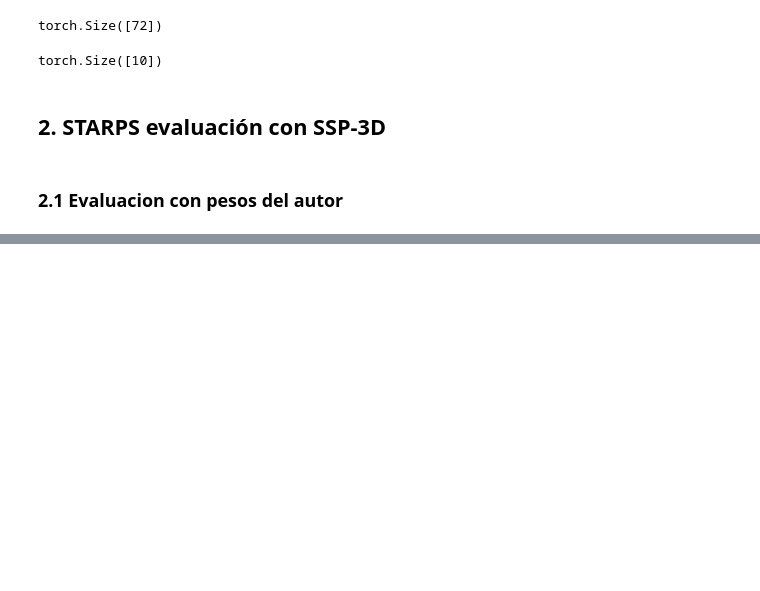
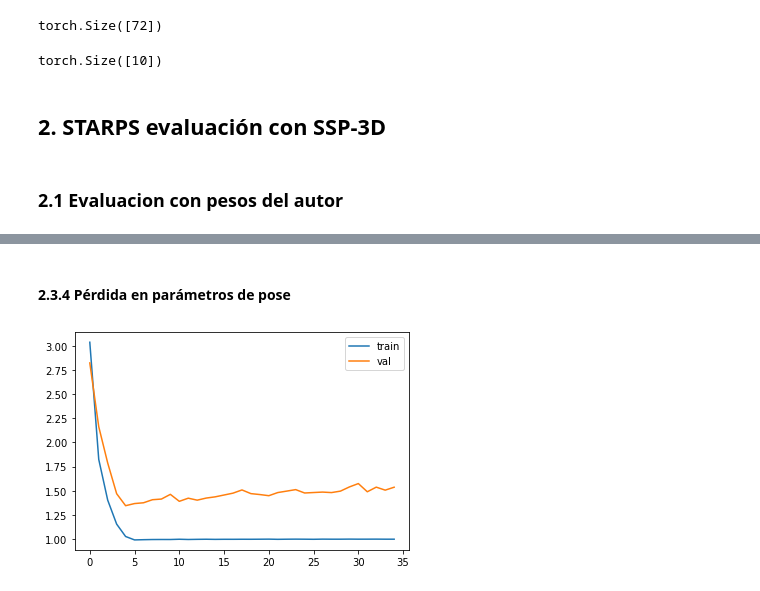
Before and after one commit to vcarlosrb/STRAPS-3DHumanShapePose, a Jupyter notebook: evaluation.ipynb, the cells around one changed output, grey strips where cells are left out. Drawn from its saved outputs; the diff is of its cells as text; code cells hidden in the pictures; blank space fills up the shorter version.

```diff
--- a/evaluation.ipynb
+++ b/evaluation.ipynb
@@ -242,0 +342,9 @@ PVE-T-SC:  0.010000903993447585
+# %% [markdown]
+#### 2.3.4 Pérdida en parámetros de pose
+# %%
+plt.plot(data['train_pose_params_losses'], label='train')
+plt.plot(data['val_pose_params_losses'], label='val')
+plt.legend()
+plt.show()
+# %% [output]
+[figure, added]
```
Also changed, not shown: parts of 53 cells of this notebook, 2 other files.
